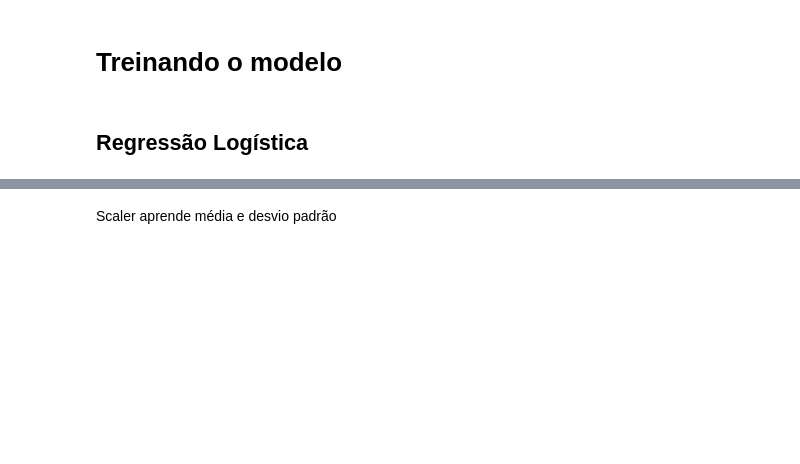
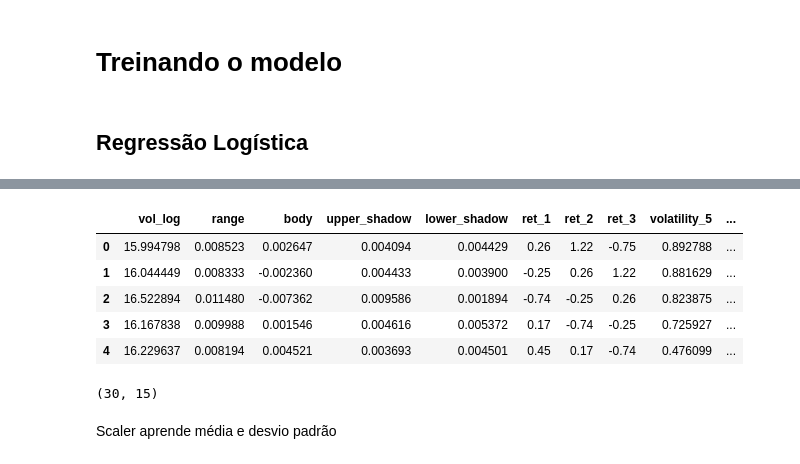
Before and after one commit to naruto112/data_analytics_fase2, a Jupyter notebook: modelagem/criacao_modelo.ipynb, the cells around one changed output, grey strips where cells are left out. Saved outputs shown, nothing was run; the diff lists cells and outputs as text; code cells hidden in the pictures; blank space fills up the shorter version.

```diff
--- a/modelagem/criacao_modelo.ipynb
+++ b/modelagem/criacao_modelo.ipynb
@@ -121,7 +139,15 @@ ibovespa.head()
+# %%
+# Volatilidade 10 dias
+ibovespa["vol_10"] = ibovespa["fechamento"].rolling(10).std()
+# %%
+# Distância da MM50 (regime mais longo)
+ibovespa["mm50"] = ibovespa["fechamento"].rolling(50).mean()
+ibovespa["dist_mm50"] = (ibovespa["fechamento"] - ibovespa["mm50"]) / ibovespa["mm50"]
 # %%
 ibovespa = ibovespa.dropna()
 ibovespa = ibovespa.reset_index(drop=True)
-ibovespa = ibovespa.drop(columns=['abertura', 'maxima', 'minima', 'fechamento', 'vol_reais', 'variacao_percentual'])
+ibovespa = ibovespa.drop(columns=['ret_3d_futuro', 'abertura', 'maxima', 'minima', 'fechamento', 'vol_reais', 'variacao_percentual', 'ma_3', 'ma_10', 'cotacao_dia_dolar', 'cotacao_dia_sep_500', 'cotacao_petroleo', 'mm20', 'mm50',
+                                'slope_mm20', 'ret_5', 'vol_10', 'dist_mm50'])
 # %%
 ibovespa.info()
 # %% [output]
@@ -156,8 +210,8 @@ from sklearn.metrics import accuracy_score, classification_report
 train = ibovespa.iloc[:-30]
 test = ibovespa.iloc[-30:]
 # %%
-x_train = train.drop(columns=['ds', 'status', 'cotacao_dia_dolar'])
-x_test = test.drop(columns=['ds', 'status', 'cotacao_dia_dolar'])
+X_train = train.drop(columns=['ds', 'status'])
+X_test = test.drop(columns=['ds', 'status'])
 
 y_train = train['status']
 y_test = test['status']
@@ -170,3 +227,16 @@ print(f" As datas de validação do modelo estão entre {min(test['ds'])} e {max
+# %%
+X_train.head()
+# %% [output]
+|  | vol_log | range | body | upper_shadow | lower_shadow | ret_1 | ret_2 | ret_3 | volatility_5 | ... |
+| 0 | 15.994798 | 0.008523 | 0.002647 | 0.004094 | 0.004429 | 0.26 | 1.22 | -0.75 | 0.892788 | ... |
+| 1 | 16.044449 | 0.008333 | -0.002360 | 0.004433 | 0.003900 | -0.25 | 0.26 | 1.22 | 0.881629 | ... |
+| 2 | 16.522894 | 0.011480 | -0.007362 | 0.009586 | 0.001894 | -0.74 | -0.25 | 0.26 | 0.823875 | ... |
+| 3 | 16.167838 | 0.009988 | 0.001546 | 0.004616 | 0.005372 | 0.17 | -0.74 | -0.25 | 0.725927 | ... |
+| 4 | 16.229637 | 0.008194 | 0.004521 | 0.003693 | 0.004501 | 0.45 | 0.17 | -0.74 | 0.476099 | ... |
+# %%
+print(X_test.shape)
+# %% [output]
+(30, 15)
 # %%
 scaler = StandardScaler()
 
```
Also changed, not shown: parts of 63 cells of this notebook, 4 other files.
